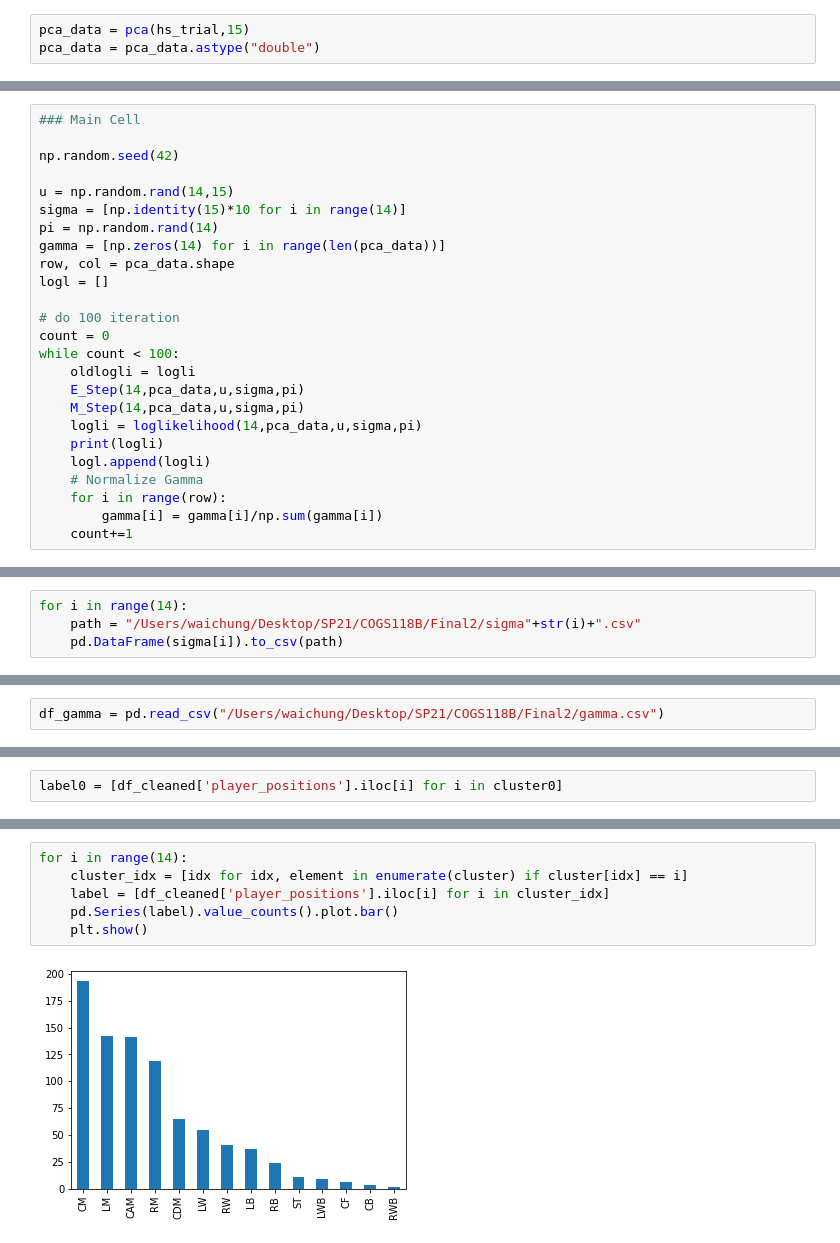
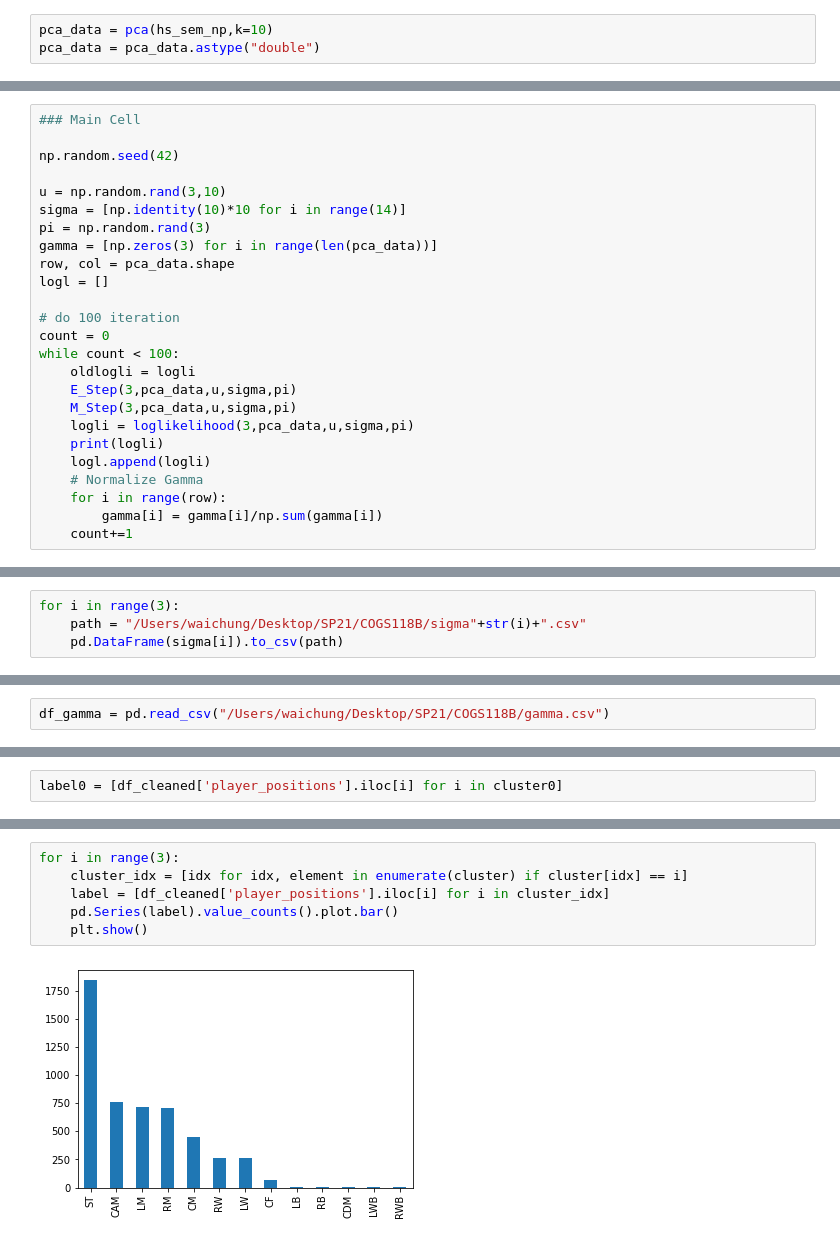
Before and after one commit to Hrann/118b-hsr, a Jupyter notebook: 118B Final Project.ipynb, the cells around one changed output, grey strips where cells are left out. Cells and saved outputs as stored; diff of their text form.

```diff
--- a/118B Final Project.ipynb
+++ b/118B Final Project.ipynb
@@ -645,4 +658,4 @@ def pca(X,k):
 # %%
-pca_data = pca(hs_trial,15)
+pca_data = pca(hs_sem_np,k=10)
 pca_data = pca_data.astype("double")
 # %% [output]
@@ -709,10 +728,10 @@ oldlogli = 1
 
 np.random.seed(42)
 
-u = np.random.rand(14,15)
-sigma = [np.identity(15)*10 for i in range(14)]
-pi = np.random.rand(14)
-gamma = [np.zeros(14) for i in range(len(pca_data))]
+u = np.random.rand(3,10)
+sigma = [np.identity(10)*10 for i in range(14)]
+pi = np.random.rand(3)
+gamma = [np.zeros(3) for i in range(len(pca_data))]
 row, col = pca_data.shape
 logl = []
 
@@ -720,9 +739,9 @@ logl = []
 count = 0
 while count < 100:
     oldlogli = logli
-    E_Step(14,pca_data,u,sigma,pi)
-    M_Step(14,pca_data,u,sigma,pi)
-    logli = loglikelihood(14,pca_data,u,sigma,pi)
+    E_Step(3,pca_data,u,sigma,pi)
+    M_Step(3,pca_data,u,sigma,pi)
+    logli = loglikelihood(3,pca_data,u,sigma,pi)
     print(logli)
     logl.append(logli)
     # Normalize Gamma
@@ -759,11 +778,11 @@ pd.DataFrame(pi).to_csv("/Users/waichung/Desktop/SP21/COGS118B/Final2/pi.csv")
 # %%
-for i in range(14):
-    path = "/Users/waichung/Desktop/SP21/COGS118B/Final2/sigma"+str(i)+".csv"
+for i in range(3):
+    path = "/Users/waichung/Desktop/SP21/COGS118B/sigma"+str(i)+".csv"
     pd.DataFrame(sigma[i]).to_csv(path)
 # %% [markdown]
 ### Result Analysis
 # %%
-df_gamma = pd.read_csv("/Users/waichung/Desktop/SP21/COGS118B/Final2/gamma.csv")
+df_gamma = pd.read_csv("/Users/waichung/Desktop/SP21/COGS118B/gamma.csv")
 # %%
 df_gamma = df_gamma.drop(columns='Unnamed: 0')
 # %%
@@ -806,8 +825,8 @@ plt.show()
 # %%
-for i in range(14):
+for i in range(3):
     cluster_idx = [idx for idx, element in enumerate(cluster) if cluster[idx] == i]
     label = [df_cleaned['player_positions'].iloc[i] for i in cluster_idx]
     pd.Series(label).value_counts().plot.bar()
     plt.show()
 # %% [output]
-[figure, old version]
+[figure, new version]
```
Also changed, not shown: parts of 28 cells of this notebook.
